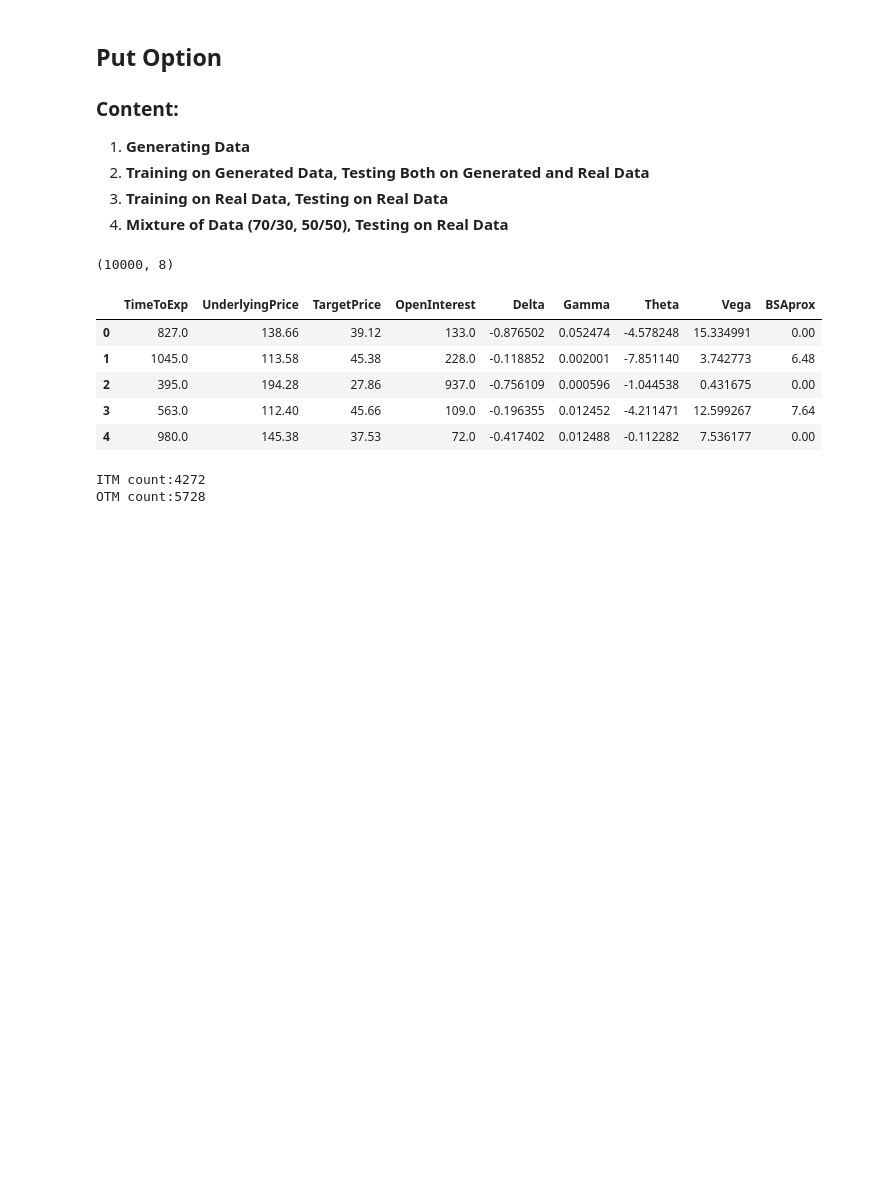
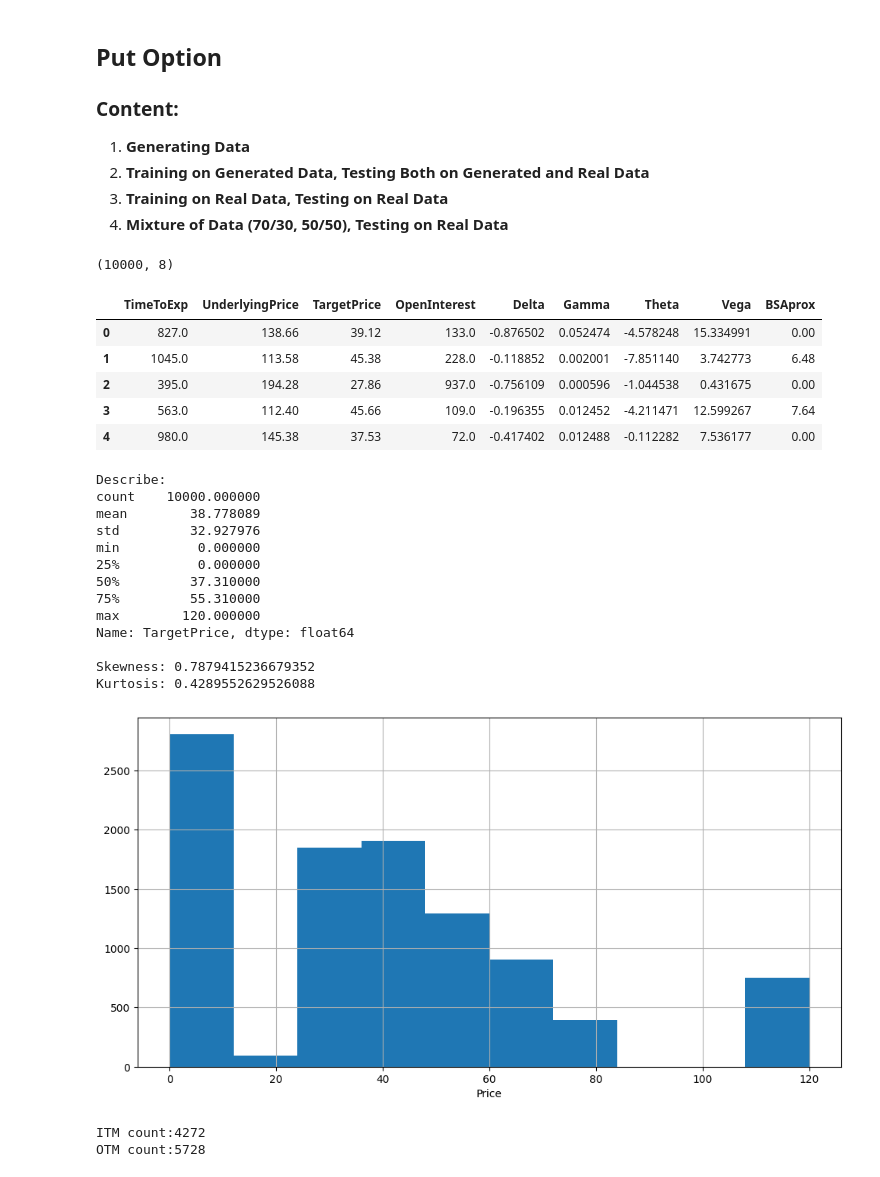
Before and after one commit to Strongich/Bachelor-Thesis, a Jupyter notebook: src/american_put.ipynb, the cells around one changed output. Saved outputs shown, nothing was run; the diff lists cells and outputs as text; code cells hidden in the pictures; blank space fills up the shorter version.

```diff
--- a/src/american_put.ipynb
+++ b/src/american_put.ipynb
@@ -76,6 +76,23 @@ df.head()
 | 2 | 395.0 | 194.28 | 27.86 | 937.0 | -0.756109 | 0.000596 | -1.044538 | 0.431675 | 0.00 |
 | 3 | 563.0 | 112.40 | 45.66 | 109.0 | -0.196355 | 0.012452 | -4.211471 | 12.599267 | 7.64 |
 | 4 | 980.0 | 145.38 | 37.53 | 72.0 | -0.417402 | 0.012488 | -0.112282 | 7.536177 | 0.00 |
+# %%
+analyze_series(df.TargetPrice)
+# %% [output]
+Describe:
+count    10000.000000
+mean        38.778089
+std         32.927976
+min          0.000000
+25%          0.000000
+50%         37.310000
+75%         55.310000
+max        120.000000
+Name: TargetPrice, dtype: float64
+
+Skewness: 0.7879415236679352
+Kurtosis: 0.4289552629526088
+[figure, added]
 # %%
 # Check for ITM and OTM
 print(f"ITM count:{np.sum(df.UnderlyingPrice < K)}")
```
Also changed, not shown: parts of 2 cells of this notebook.
